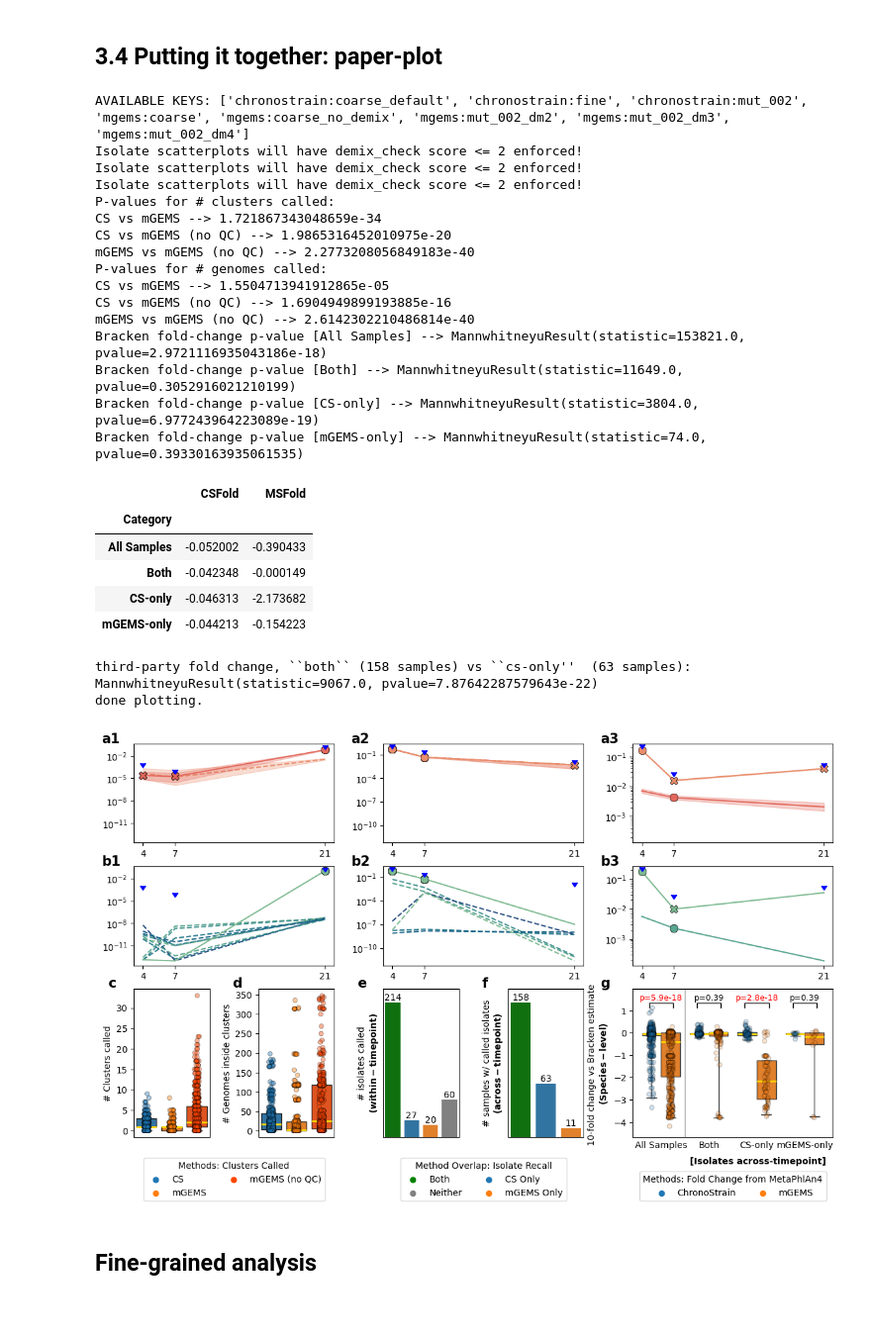
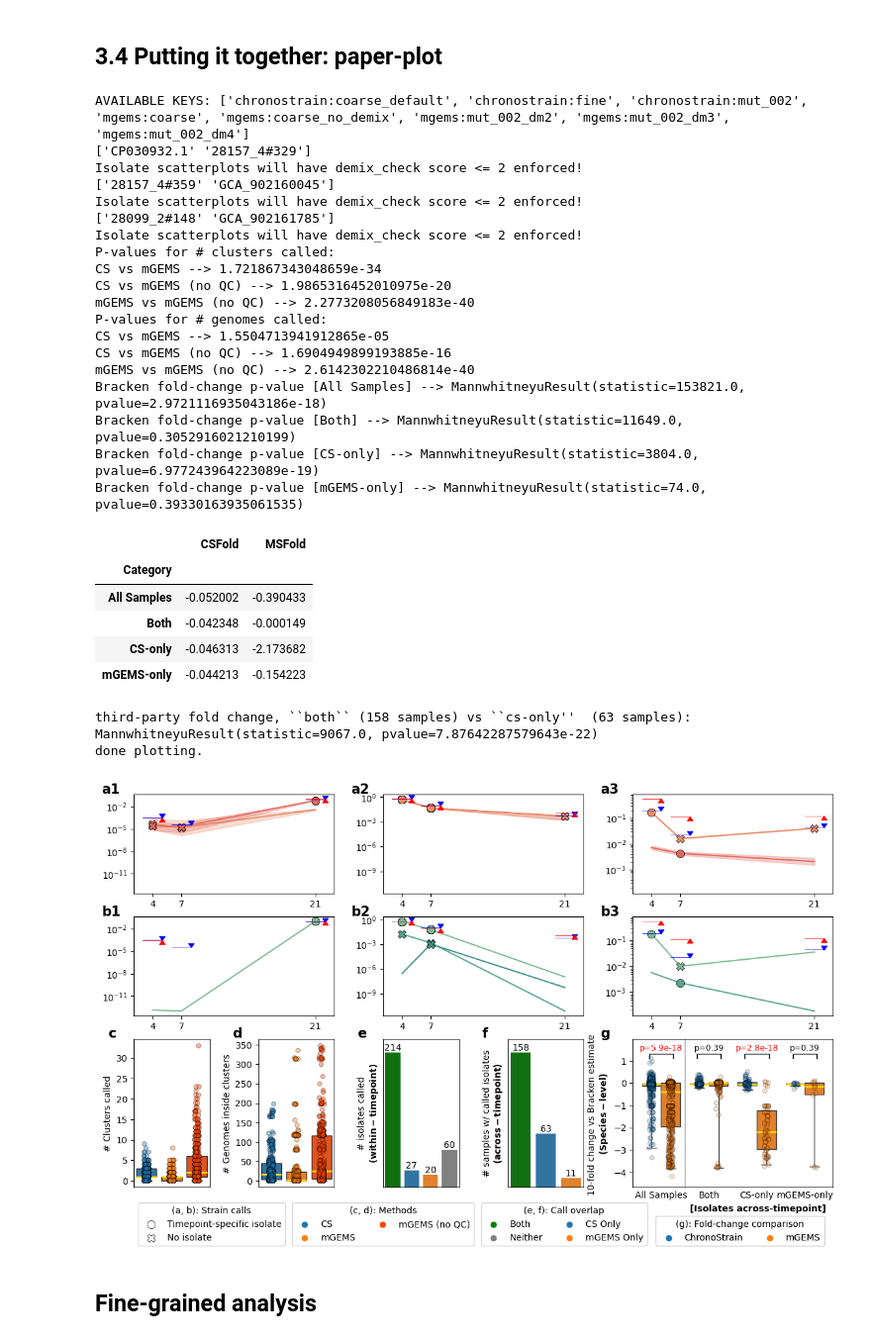
Before and after one commit to gibsonlab/chronostrain, a Jupyter notebook: examples/infant-nt/notebooks/inference_comparison.ipynb, the cells around one changed output. Shown at 99% size. Saved outputs shown, nothing was run; the diff lists cells and outputs as text; code cells hidden in the pictures; blank space fills up the shorter version.

```diff
--- a/examples/infant-nt/notebooks/inference_comparison.ipynb
+++ b/examples/infant-nt/notebooks/inference_comparison.ipynb
@@ -1555,7 +1595,7 @@ plt.savefig(f'plots/{infant_id}_traj.png')
 # %% [markdown]
 ### Code
 # %%
-def plot_third_party_species_comparison_paper(chronostrain_dfs, mgems_dfs, species_estimates, ax, legend_ax, third_party_name='Third-Party'):
+def plot_third_party_species_comparison_paper(chronostrain_dfs, mgems_dfs, species_estimates, ax, third_party_name='Third-Party'):
     (
         _,
         cs_clusters,
@@ -1698,7 +1738,7 @@ def plot_third_party_species_comparison_paper(chronostrain_dfs, mgems_dfs, speci
 
     # =================== axis labels.
     #ax.text(x=1/8, y=-0.12, s='asdf', transform=ax.transAxes, horizontalalignment ='center')
-    ax.text(x=(1/4) + (3/8), y=-0.18, s='[Isolates across-timepoint]', transform=ax.transAxes, horizontalalignment='center', fontweight='bold')
+    ax.text(x=(1/4) + (3/8), y=-0.16, s='[Isolates across-timepoint]', transform=ax.transAxes, horizontalalignment='center', fontweight='bold')
     ax.axvline(x=0.5, color='black', linewidth=0.5)
     ax.legend([],[], frameon=False)
     ax.set_ylim(y_min - 0.5, y_max + annot_height + text_offset + text_height + 0.2)
@@ -1791,7 +1839,7 @@ bottom_row = [
 ]
 bottom_labels = ['c', 'd', 'e', 'f', 'g']
 
-legend_axes = [fig.add_subplot(gs[3, :2]), fig.add_subplot(gs[3, 2:4]), fig.add_subplot(gs[3, 4:])]
+legend_ax = fig.add_subplot(gs[3, :])
 
 for ax in timeseries1 + timeseries2 + timeseries3:
     ax.set_yscale('log')
@@ -1811,23 +1859,29 @@ add_figure_labels(
 print("AVAILABLE KEYS:", list(dfs_to_plot.keys()))
 infant_id = 'A01077'
 plot_chronostrain(infant_id, plot_config.chronostrain['coarse_default'].key, timeseries1[0], sb.color_palette("flare"), dfs_to_plot['chronostrain:coarse_default'], plot_config.chronostrain['coarse_default'].posterior)
-plot_mgems(infant_id, timeseries1[1], sb.color_palette("crest"), dfs_to_plot['mgems:coarse_no_demix'], marker_enforce_demix_ub=2)
-plot_third_party_species_estimates(infant_id, timeseries1[0], bracken_estimates, marker_color='blue')
-plot_third_party_species_estimates(infant_id, timeseries1[1], bracken_estimates, marker_color='blue')
+plot_mgems(infant_id, timeseries1[1], sb.color_palette("crest"), dfs_to_plot['mgems:coarse'], marker_enforce_demix_ub=2)
+plot_third_party_species_estimates(infant_id, timeseries1[0], bracken_estimates, marker_color='blue', arrow_direction='down')
+plot_third_party_species_estimates(infant_id, timeseries1[1], bracken_estimates, marker_color='blue', arrow_direction='down')
+plot_third_party_species_estimates(infant_id, timeseries1[0], metaphlan_estimates, marker_color='red', arrow_direction='up')
+plot_third_party_species_estimates(infant_id, timeseries1[1], metaphlan_estimates, marker_color='red', arrow_direction='up')
 
 
 infant_id = 'B00053'
 plot_chronostrain(infant_id, plot_config.chronostrain['coarse_default'].key, timeseries2[0], sb.color_palette("flare"), dfs_to_plot['chronostrain:coarse_default'], plot_config.chronostrain['coarse_default'].posterior)
-plot_mgems(infant_id, timeseries2[1], sb.color_palette("crest"), dfs_to_plot['mgems:coarse_no_demix'], marker_enforce_demix_ub=2)
-plot_third_party_species_estimates(infant_id, timeseries2[0], bracken_estimates, marker_color='blue')
-plot_third_party_species_estimates(infant_id, timeseries2[1], bracken_estimates, marker_color='blue')
+plot_mgems(infant_id, timeseries2[1], sb.color_palette("crest"), dfs_to_plot['mgems:coarse'], marker_enforce_demix_ub=2)
+plot_third_party_species_estimates(infant_id, timeseries2[0], bracken_estimates, marker_color='blue', arrow_direction='down')
+plot_third_party_species_estimates(infant_id, timeseries2[1], bracken_estimates, marker_color='blue', arrow_direction='down')
+plot_third_party_species_estimates(infant_id, timeseries2[0], metaphlan_estimates, marker_color='red', arrow_direction='up')
+plot_third_party_species_estimates(infant_id, timeseries2[1], metaphlan_estimates, marker_color='red', arrow_direction='up')
 
 
 infant_id = 'B02273'
 plot_chronostrain(infant_id, plot_config.chronostrain['coarse_default'].key, timeseries3[0], sb.color_palette("flare"), dfs_to_plot['chronostrain:coarse_default'], plot_config.chronostrain['coarse_default'].posterior)
-plot_mgems(infant_id, timeseries3[1], sb.color_palette("crest"), dfs_to_plot['mgems:coarse_no_demix'], marker_enforce_demix_ub=2)
-plot_third_party_species_estimates(infant_id, timeseries3[0], bracken_estimates, marker_color='blue')
-plot_third_party_species_estimates(infant_id, timeseries3[1], bracken_estimates, marker_color='blue')
+plot_mgems(infant_id, timeseries3[1], sb.color_palette("crest"), dfs_to_plot['mgems:coarse'], marker_enforce_demix_ub=2)
+plot_third_party_species_estimates(infant_id, timeseries3[0], bracken_estimates, marker_color='blue', arrow_direction='down')
+plot_third_party_species_estimates(infant_id, timeseries3[1], bracken_estimates, marker_color='blue', arrow_direction='down')
+plot_third_party_species_estimates(infant_id, timeseries3[0], metaphlan_estimates, marker_color='red', arrow_direction='up')
+plot_third_party_species_estimates(infant_id, timeseries3[1], metaphlan_estimates, marker_color='red', arrow_direction='up')
 
 
 key_order = ['chronostrain:coarse_default', 'mgems:coarse', 'mgems:coarse_no_demix']
@@ -1849,7 +1903,7 @@ bottom_row[3].set_xticks([])
 # barplot_isolate_calls_across_sample(dfs_to_plot['chronostrain:coarse'], dfs_to_plot['mgems:coarse'], bottom_row[3])
 
 
-third_party_comparison_colors, plotted_df = plot_third_party_species_comparison_paper(dfs_to_plot['chronostrain:coarse_default'], dfs_to_plot['mgems:coarse'], bracken_estimates, bottom_row[4], legend_axes[2], third_party_name='Bracken')
+third_party_comparison_colors, plotted_df = plot_third_party_species_comparison_paper(dfs_to_plot['chronostrain:coarse_default'], dfs_to_plot['mgems:coarse'], bracken_estimates, bottom_row[4], third_party_name='Bracken')
 bottom_row[4].set_xlabel('')
 bottom_row[4].tick_params('x', length=0, width=1, which='major')
 
@@ -1866,64 +1920,77 @@ print("third-party fold change, ``both`` ({} samples) vs ``cs-only''  ({} sample
 ))
 
 # ===== legends
+legends = []
+handles, labels = zip(*[
+    (legend_ax.scatter([], [], color='white', marker='o', s=80, edgecolors='black', linewidth=0.5), 'Timepoint-specific isolate'),
+    (legend_ax.scatter([], [], color='white', marker='X', s=80, edgecolors='black', linewidth=0.5), 'No isolate')
+])
+legends.append(legend_ax.legend(
+    handles, labels, title="(a, b): Strain calls", bbox_to_anchor=(0.00, -0.33), loc="lower left", ncols=1,
+))
+
 method_order = [dfs_to_plot[k][0] for k in key_order]
 handles, labels = zip(*[
-    (legend_axes[0].scatter([], [], facecolors=method_colors[m]), m)
+    (legend_ax.scatter([], [], facecolors=method_colors[m]), m)
     for m in method_order
 ])
-method_legend = legend_axes[0].legend(
-    handles, labels, title="Methods: Clusters Called", bbox_to_anchor=(0.5, -0.5), loc="lower center", ncols=2,
-)
-legend_axes[0].axis('off')
+legends.append(legend_ax.legend(
+    handles, labels, title="(c, d): Methods", bbox_to_anchor=(0.22, -0.33), loc="lower left", ncols=2,
+))
 
 
 handles, labels = zip(*[
-    (legend_axes[1].scatter([], [], facecolors=barplot_colors[m]), m)
+    (legend_ax.scatter([], [], facecolors=barplot_colors[m]), m)
     for m in ['Both', 'Neither', 'CS Only', 'mGEMS Only']
 ])
-method_legend = legend_axes[1].legend(
-    handles, labels, title="Method Overlap: Isolate Recall", bbox_to_anchor=(0.5, -0.5), loc="lower center", ncols=2,
-)
-legend_axes[1].axis('off')
+legends.append(legend_ax.legend(
+    handles, labels, title="(e, f): Call overlap", bbox_to_anchor=(0.49, -0.33), loc="lower left", ncols=2,
+))
 
 
 handles, labels = zip(*[
-    (legend_axes[2].scatter([], [], facecolors=third_party_comparison_colors[m]), display_txt)
+    (legend_ax.scatter([], [], facecolors=third_party_comparison_colors[m]), display_txt)
     for m, display_txt in zip(['CSFold', 'MSFold'], ['ChronoStrain', 'mGEMS'])
 ])
-method_legend = legend_axes[2].legend(
-    handles, labels, title="Methods: Fold Change from MetaPhlAn4", bbox_to_anchor=(0.5, -0.5), loc="lower center", ncols=2
-)
-legend_axes[2].axis('off')
+legends.append(legend_ax.legend(
+    handles, labels, title="(g): Fold-change comparison", bbox_to_anchor=(0.74, -0.33), loc="lower left", ncols=2
+))
+
+for l in legends:
+    legend_ax.add_artist(l)
+legend_ax.axis('off')
 
 plt.savefig("plots/infant_paper_plot.pdf", bbox_inches='tight')
 print("done plotting.")
 # %% [output]
 AVAILABLE KEYS: ['chronostrain:coarse_default', 'chronostrain:fine', 'chronostrain:mut_002', 'mgems:coarse', 'mgems:coarse_no_demix', 'mgems:mut_002_dm2', 'mgems:mut_002_dm3', 'mgems:mut_002_dm4']
+['CP030932.1' '28157_4#329']
 Isolate scatterplots will have demix_check score <= 2 enforced!
+['28157_4#359' 'GCA_902160045']
 Isolate scatterplots will have demix_check score <= 2 enforced!
+['28099_2#148' 'GCA_902161785']
 Isolate scatterplots will have demix_check score <= 2 enforced!
 P-values for # clusters called:
 CS vs mGEMS --> 1.721867343048659e-34
 CS vs mGEMS (no QC) --> 1.9865316452010975e-20
 mGEMS vs mGEMS (no QC) --> 2.2773208056849183e-40
 P-values for # genomes called:
 CS vs mGEMS --> 1.5504713941912865e-05
 CS vs mGEMS (no QC) --> 1.6904949899193885e-16
 mGEMS vs mGEMS (no QC) --> 2.6142302210486814e-40
 Bracken fold-change p-value [All Samples] --> MannwhitneyuResult(statistic=153821.0, pvalue=2.9721116935043186e-18)
 Bracken fold-change p-value [Both] --> MannwhitneyuResult(statistic=11649.0, pvalue=0.3052916021210199)
 Bracken fold-change p-value [CS-only] --> MannwhitneyuResult(statistic=3804.0, pvalue=6.977243964223089e-19)
 Bracken fold-change p-value [mGEMS-only] --> MannwhitneyuResult(statistic=74.0, pvalue=0.39330163935061535)
 |  | CSFold | MSFold |
 | Category |  |  |
 | All Samples | -0.052002 | -0.390433 |
 | Both | -0.042348 | -0.000149 |
 | CS-only | -0.046313 | -2.173682 |
 | mGEMS-only | -0.044213 | -0.154223 |
 third-party fold change, ``both`` (158 samples) vs ``cs-only''  (63 samples): MannwhitneyuResult(statistic=9067.0, pvalue=7.87642287579643e-22)
 done plotting.
-[figure, old version]
+[figure, new version]
 # %% [markdown]
 ## Fine-grained analysis
 # %%
```
Also changed, not shown: parts of 27 cells of this notebook, 7 other files.
